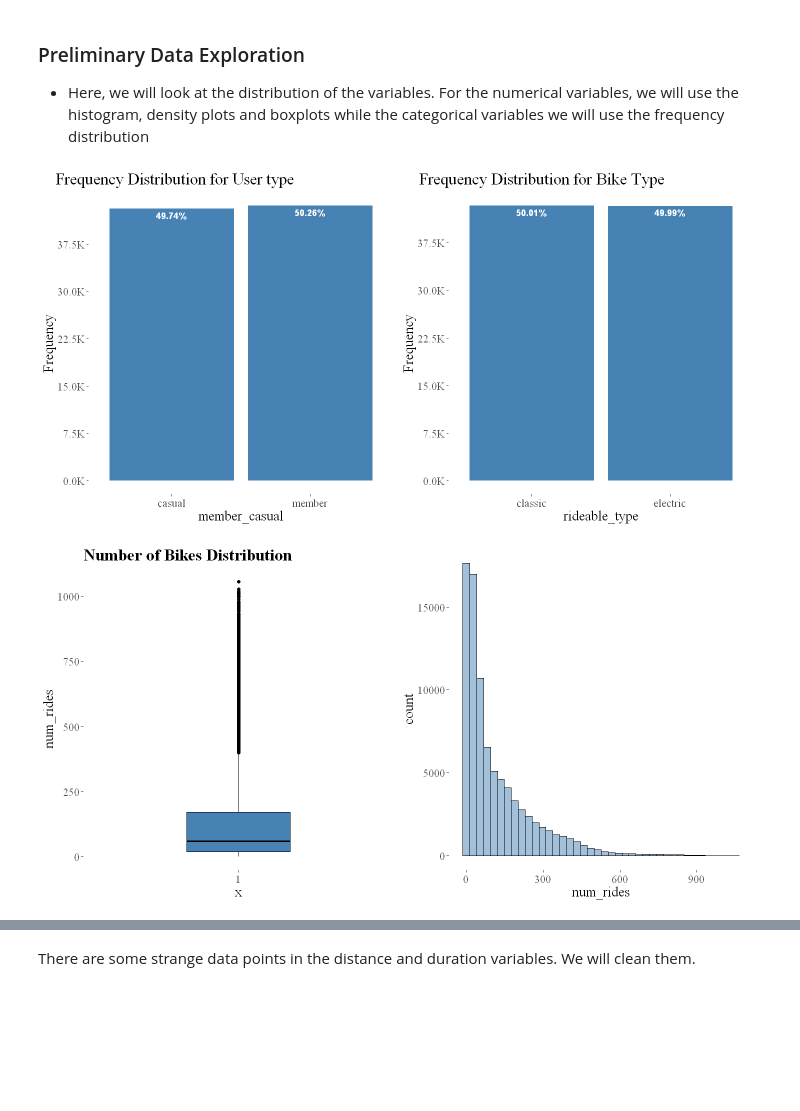
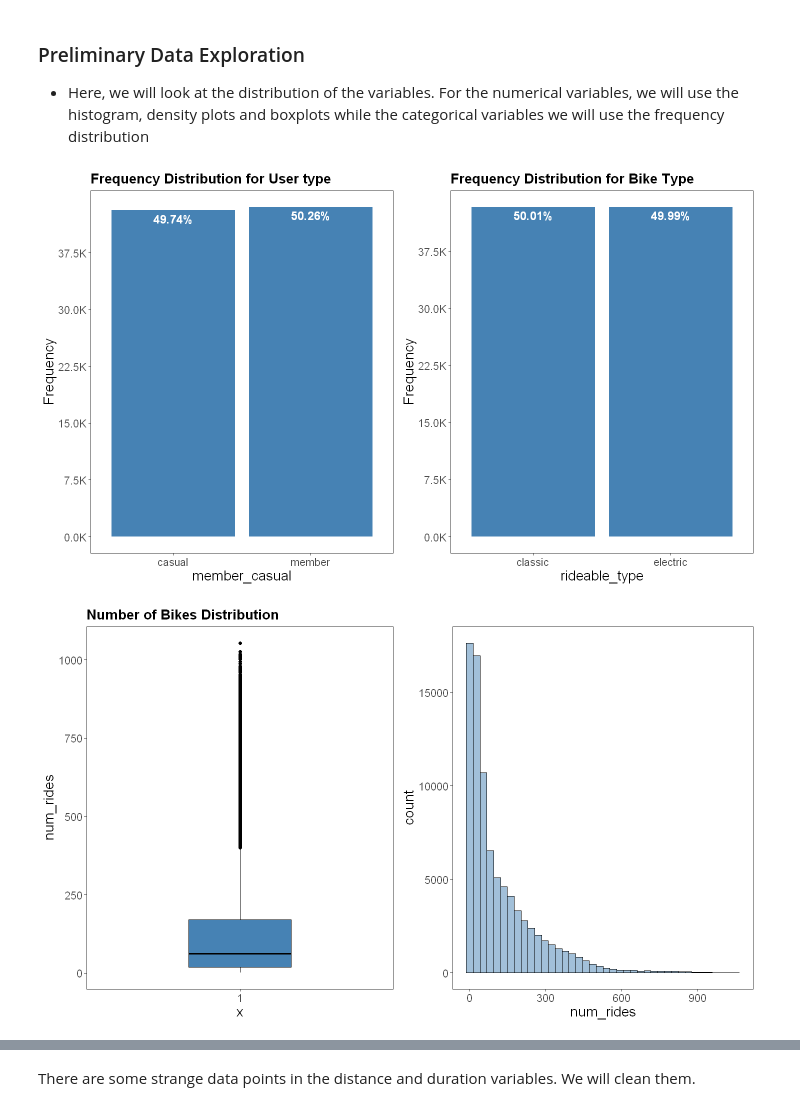
Before and after one commit to Chygos/Projects, a Jupyter notebook: CapitalBikeShare/BikeSharesAnalysis.ipynb, the cells around one changed output, grey strips where cells are left out. Saved outputs shown, nothing was run; the diff lists cells and outputs as text; code cells hidden in the pictures; blank space fills up the shorter version.

```diff
--- a/CapitalBikeShare/BikeSharesAnalysis.ipynb
+++ b/CapitalBikeShare/BikeSharesAnalysis.ipynb
@@ -56,8 +56,7 @@ Warning message:
 "package 'ggthemes' was built under R version 4.3.3"
 # %%
 # read dataset
-bike_shares = read_csv('../data/bike_shares.csv', show_col_types=FALSE)
+bike_shares <- read_csv('../data/bike_shares.csv', show_col_types=FALSE)
 
-head(bike_shares) %>%
-    kableExtra::kable(digits=2, caption='Top 6 rows')
+head(bike_shares)
 # %% [output]
@@ -112,22 +112,23 @@ fig.size <- function(width, height){
 }
 # %%
 plot_frequency <- function(data, colname=NULL, title=NULL){
-    df <- data |>
-    group_by(.data[[colname]]) |>
-    count() |>
-    ungroup() |>
-    mutate(perc = 100*n/sum(n))
+      df <- data |>
+      group_by(.data[[colname]]) |>
+      count() |>
+      ungroup() |>
+      mutate(perc = 100*n/sum(n))
 
-    ggplot(data=df, aes(x=.data[[colname]], y=n)) +
-    geom_col(fill='steelblue') +
-    geom_text(aes(x=.data[[colname]], y=n, label=paste0(round(perc,2),'%')),
-              vjust=1.4, fontface='bold', color='white') +
-    theme_tufte() +
-    theme(plot.title=element_text(hjust=-.5),
-          text = element_text(size=16.5)) +
-    labs(title=title, x=colname, y='Frequency') +
-    scale_y_continuous(breaks=seq(0,44000,7500),
-                       labels=scales::label_number(scale=1e-3, suffix='K'))
+      ggplot(data=df, aes(x=.data[[colname]], y=n)) +
+      geom_col(fill='steelblue') +
+      geom_text(aes(x=.data[[colname]], y=n, label=paste0(round(perc,2),'%')),
+                  vjust=1.4, fontface='bold', color='white', size=5) +
+      theme_bw() +
+      theme(plot.title=element_text(face='bold', size=16),
+            text = element_text(size=16.5),
+            panel.grid=element_blank()) +
+      labs(title=title, x=colname, y = 'Frequency') +
+      scale_y_continuous(breaks=seq(0, 44000, 7500),
+                        labels=scales::label_number(scale = 1e-3, suffix = 'K'))
 }
 # %%
 plot_distribution <- function(data, colname=NULL, fill=NULL, title=NULL){
@@ -159,17 +166,17 @@ plot_distribution <- function(data, colname=NULL, fill=NULL, title=NULL){
 }
 # %%
 # categorical variables
-fig.size(12,6)
+fig.size(12,7)
 a = plot_frequency(bike_shares, 'member_casual', title='Frequency Distribution for User type')
 b = plot_frequency(bike_shares, 'rideable_type', title='Frequency Distribution for Bike Type')
 
 ggarrange(a, b, ncol=2)
 # %% [output]
-[figure, old version]
+[figure, new version]
 # %%
 # numerical variables
-fig.size(12,6)
+fig.size(12,7)
 plot_distribution(bike_shares, 'num_rides', title='Number of Bikes Distribution')
 # %% [output]
-[figure, old version]
+[figure, new version]
 # %%
```
Also changed, not shown: parts of 53 cells of this notebook.
